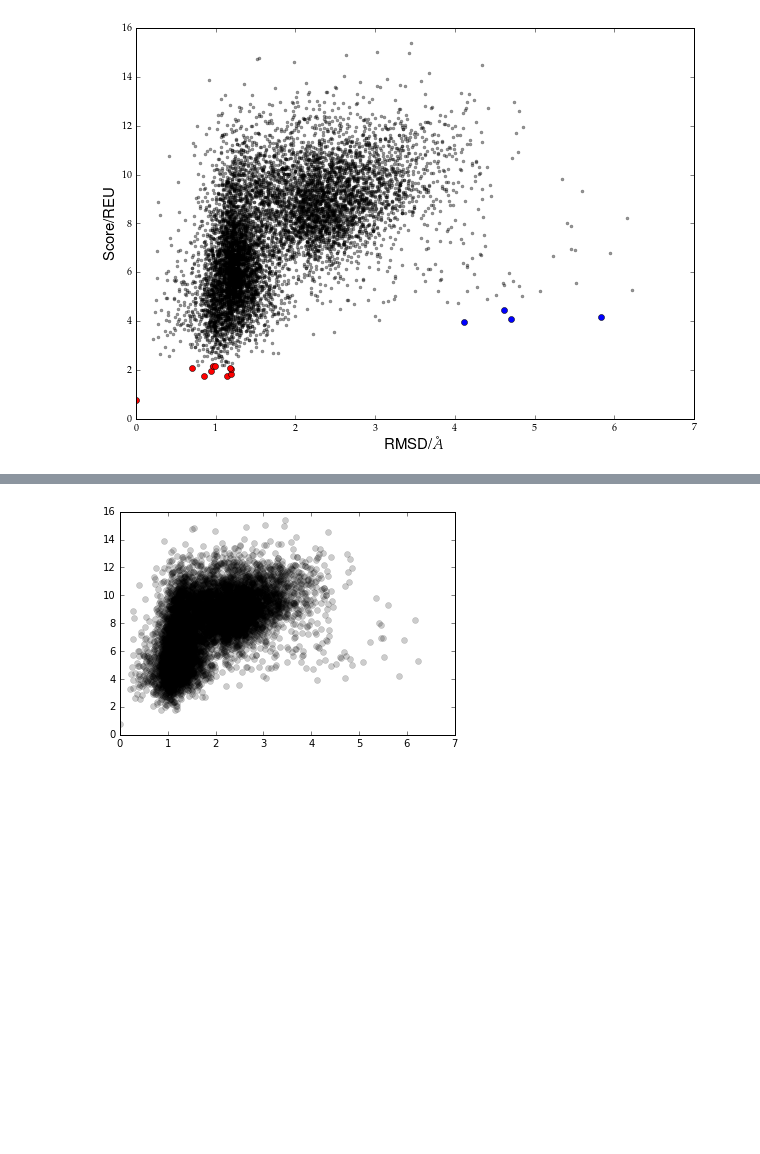
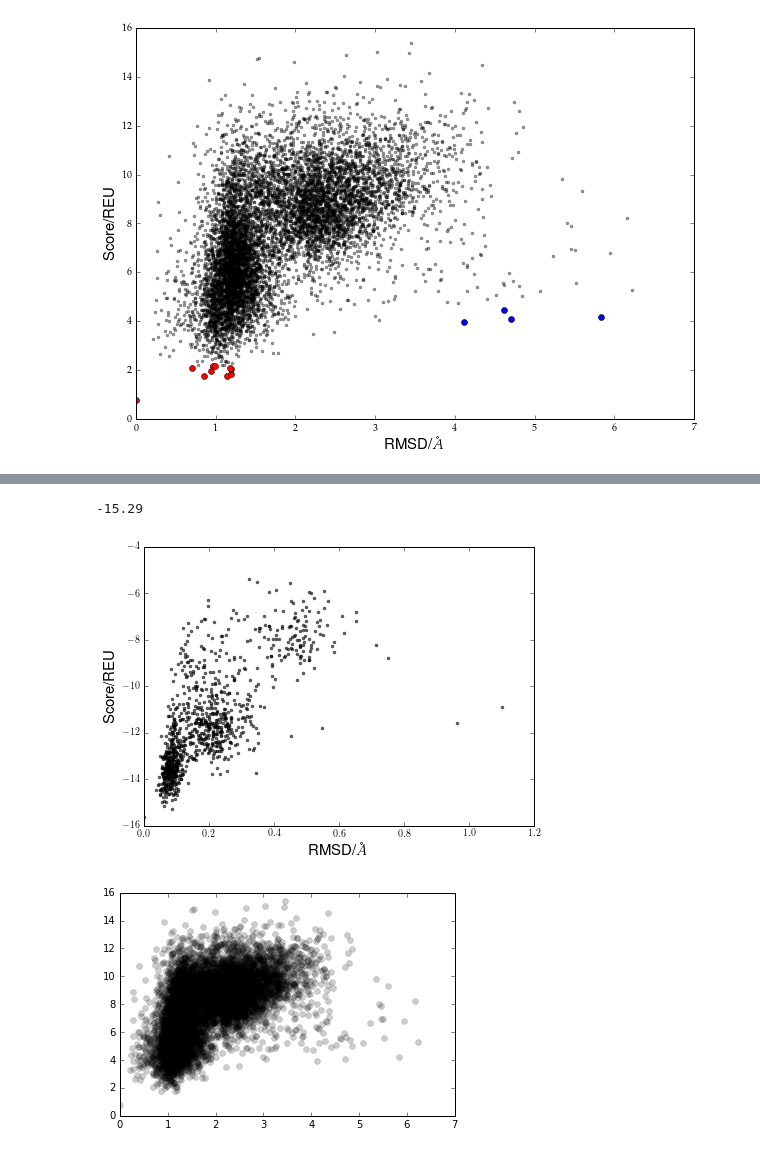
Before and after one commit to xiaotongzuo/Research, a Jupyter notebook: PyRosetta/Code/plot_0326.ipynb, the cells around one changed output, grey strips where cells are left out. Drawn from its saved outputs; the diff is of its cells as text; code cells hidden in the pictures; blank space fills up the shorter version.

```diff
--- a/PyRosetta/Code/plot_0326.ipynb
+++ b/PyRosetta/Code/plot_0326.ipynb
@@ -125,3 +121,25 @@ fig.savefig(path+'ACICU_RMSD.png')
+# %%
+score_delsugar_A=[]
+rmsd_delsugar_A=[]
+path='/Users/XT/ResearchApps/Output/Results/'
+with open(path+'ACICU_delsugar.csv','r+') as f:
+    for line in f.readlines():
+        score_delsugar_A.append(line.split(',')[1].split()[0])
+        rmsd_delsugar_A.append(line.split(',')[3].split()[0])
+# %%
+print score_delsugar_A[1]
+# %% [output]
+-15.29
+# %%
+fig, ax = plt.subplots(figsize=(7,5))
+ax.plot(rmsd_delsugar_A,score_delsugar_A,'o',alpha=0.6,c='k',markersize=3)
+#ax.plot(rmsd_top10,score_top10,'o',c='red',markersize=6)
+#ax.plot(rmsd_far,score_far,'o',c='blue',markersize=6)
+ax.set_ylabel('Score/REU',fontsize=15)
+ax.set_xlabel('RMSD/'+r'$\AA$',fontsize=15)
+fig.savefig(path+'ACICU_delsugar.png')
+# %% [output]
+[figure, added]
 # %%
 plt.plot(rmsd_ACICU,score_ACICU,'o',alpha=0.2,c='k')
 #plt.axis([0,7,0,6])
```
Also changed, not shown: parts of 8 cells of this notebook, 4 other files.
